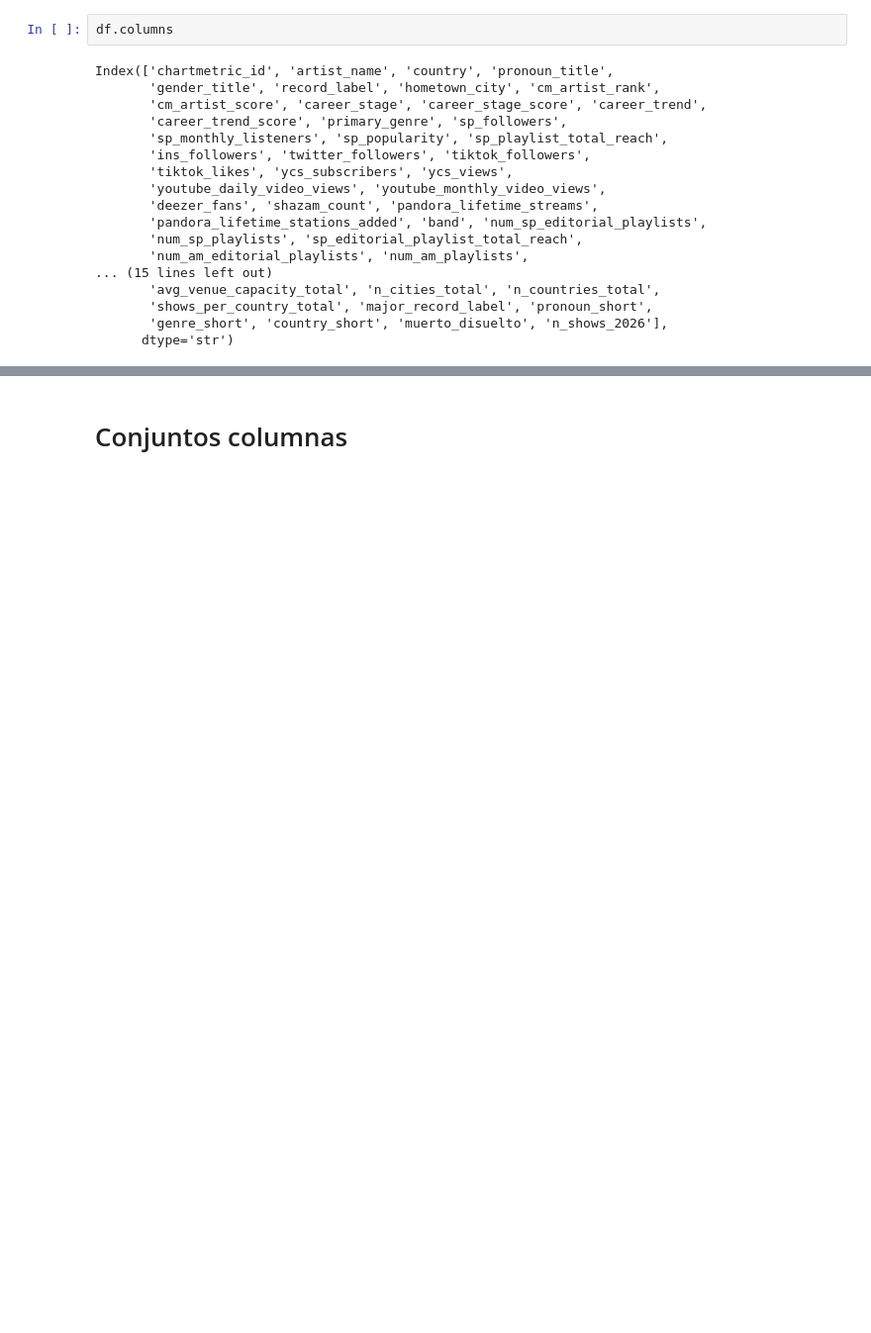
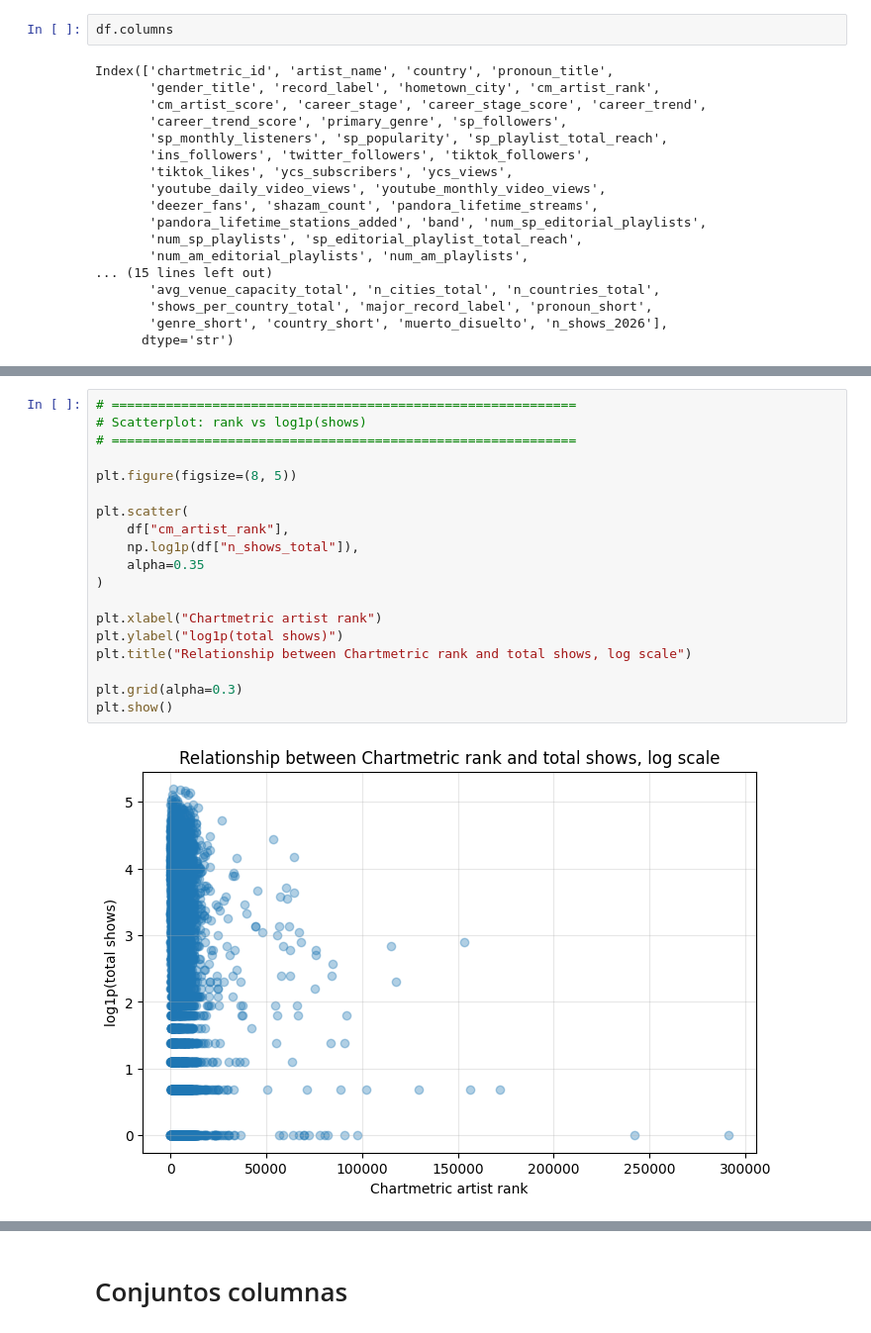
Before and after one commit to SilvanaBContreras/come_together_industria_de_la_musica, a Jupyter notebook: chartmetric_EDA1.ipynb, the cells around one changed output, grey strips where cells are left out. Shown at 99% size. Cells and saved outputs as stored; diff of their text form; blank space fills up the shorter version.

```diff
--- a/chartmetric_EDA1.ipynb
+++ b/chartmetric_EDA1.ipynb
@@ -2397,0 +2437,21 @@ Index(['chartmetric_id', 'artist_name', 'country', 'pronoun_title',
+# %%
+# ============================================================
+# Scatterplot: rank vs log1p(shows)
+# ============================================================
+
+plt.figure(figsize=(8, 5))
+
+plt.scatter(
+    df["cm_artist_rank"],
+    np.log1p(df["n_shows_total"]),
+    alpha=0.35
+)
+
+plt.xlabel("Chartmetric artist rank")
+plt.ylabel("log1p(total shows)")
+plt.title("Relationship between Chartmetric rank and total shows, log scale")
+
+plt.grid(alpha=0.3)
+plt.show()
+# %% [output]
+[figure, added]
```
Also changed, not shown: parts of 9 cells of this notebook.
